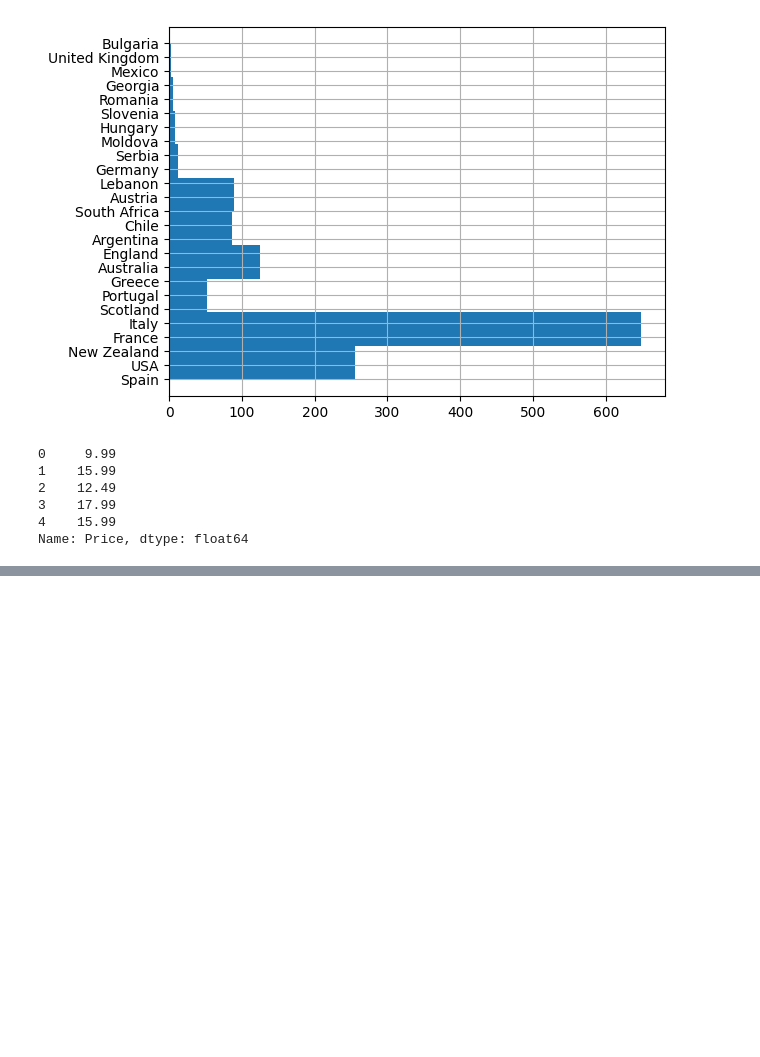
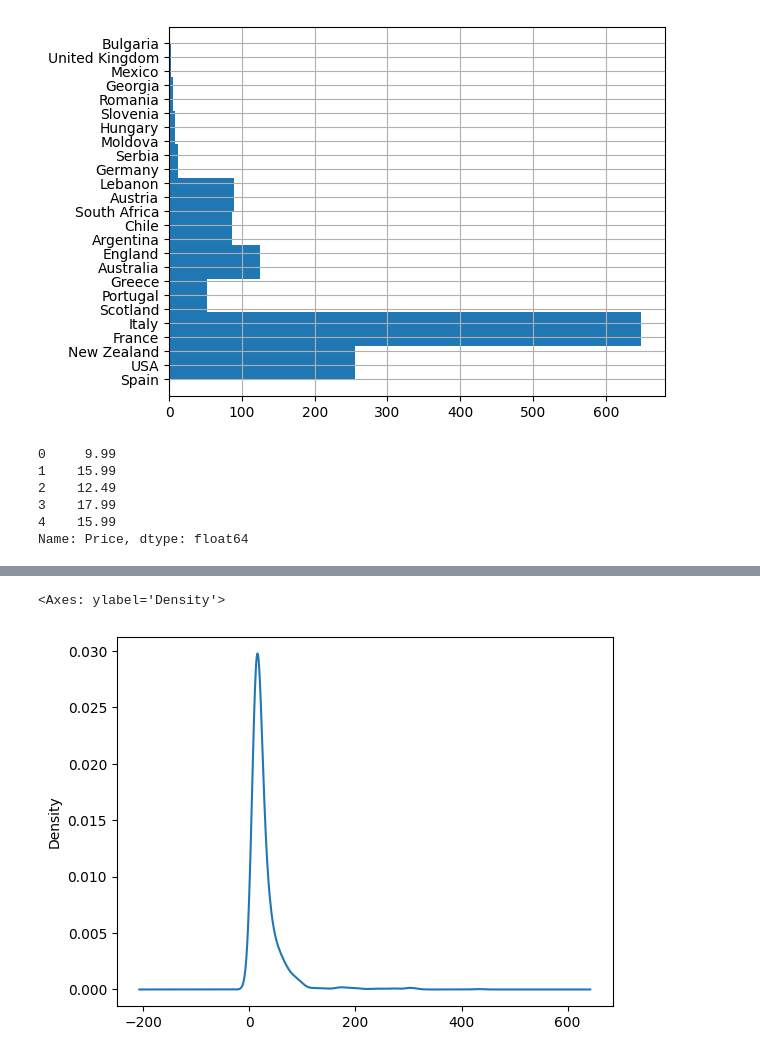
Before and after one commit to umarkhan2000/ProgramProjects, a Jupyter notebook: Wine/Wine.ipynb, the cells around one changed output, grey strips where cells are left out. Cells and saved outputs as stored; diff of their text form; code cells hidden in the pictures; blank space fills up the shorter version.

```diff
--- a/Wine/Wine.ipynb
+++ b/Wine/Wine.ipynb
@@ -140,0 +159,5 @@ Name: Price, dtype: float64
+# %%
+wine_df.Price.plot(kind='kde')
+# %% [output]
+<Axes: ylabel='Density'>
+[figure, added]
```
Also changed, not shown: parts of 7 cells of this notebook.
